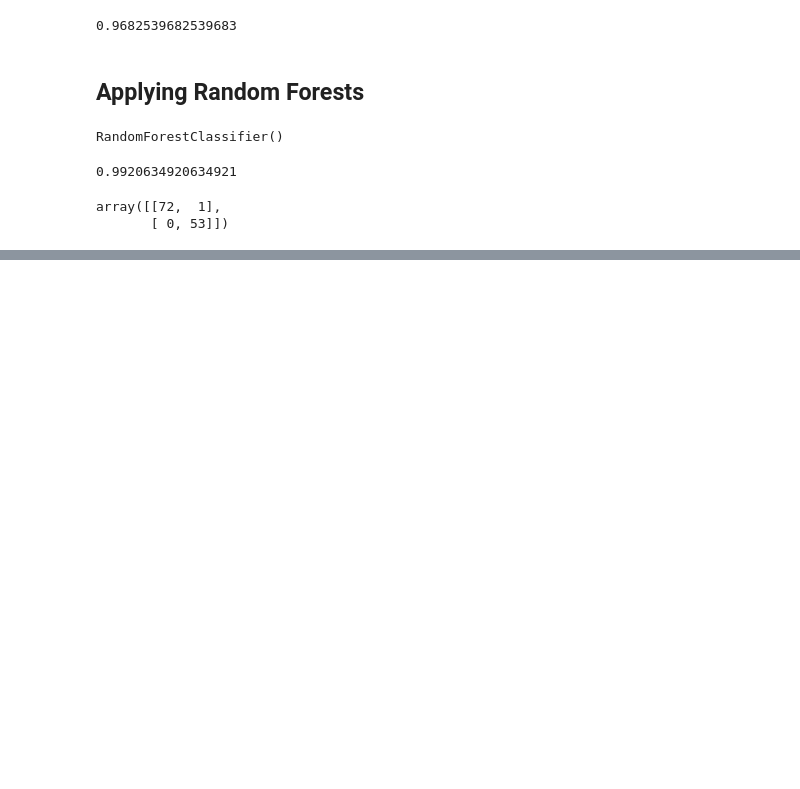
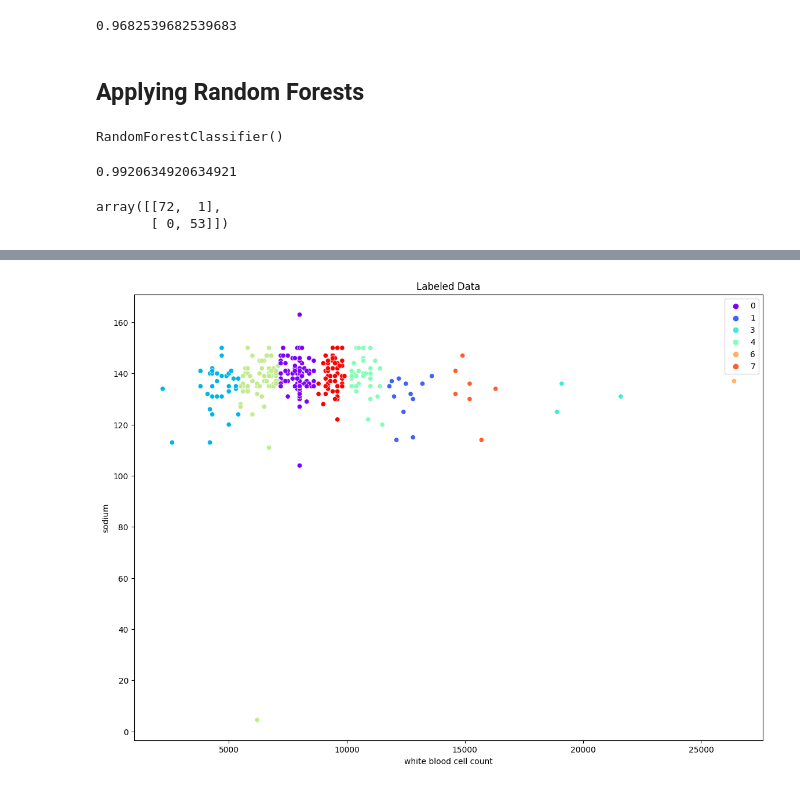
Before and after one commit to Ahmedfetni/checkpoints, a Jupyter notebook: final_ml_checkpoint/machine_learning.ipynb, the cells around one changed output, grey strips where cells are left out. Drawn from its saved outputs; the diff is of its cells as text; code cells hidden in the pictures; blank space fills up the shorter version.

```diff
--- a/final_ml_checkpoint/machine_learning.ipynb
+++ b/final_ml_checkpoint/machine_learning.ipynb
@@ -623,0 +755,18 @@ array([[72,  1],
+# %%
+# run block of code and catch warnings
+with warnings.catch_warnings():
+ # ignore all caught warnings
+    warnings.filterwarnings("ignore")
+ # execute code that will generate warnings
+    max_score = -1
+    max = 10
+    for i in range(2,10):
+        model = KMeans(n_clusters = i)
+        model.fit(processed_data)
+        labels = model.fit_predict(processed_data)
+        silhouette = silhouette_score(processed_data, model.labels_)
+        if silhouette > max_score :
+            max_score = silhouette
+            max = i
+        print("i = ",i,"score= ",silhouette)
+    print("the best number of cluster is ", max)
@@ -623,0 +783,13 @@ array([[72,  1],
+# %%
+model.fit(processed_data)
+labels = model.fit_predict(processed_data)
+# %%
+sns.scatterplot(x='white blood cell count',
+                y='sodium',
+                data=processed_data,
+                hue=labels,
+                palette='rainbow',
+                ).set_title('Labeled Data')
+plt.show()
+# %% [output]
+[figure, added]
```
Also changed, not shown: parts of 25 cells of this notebook.
